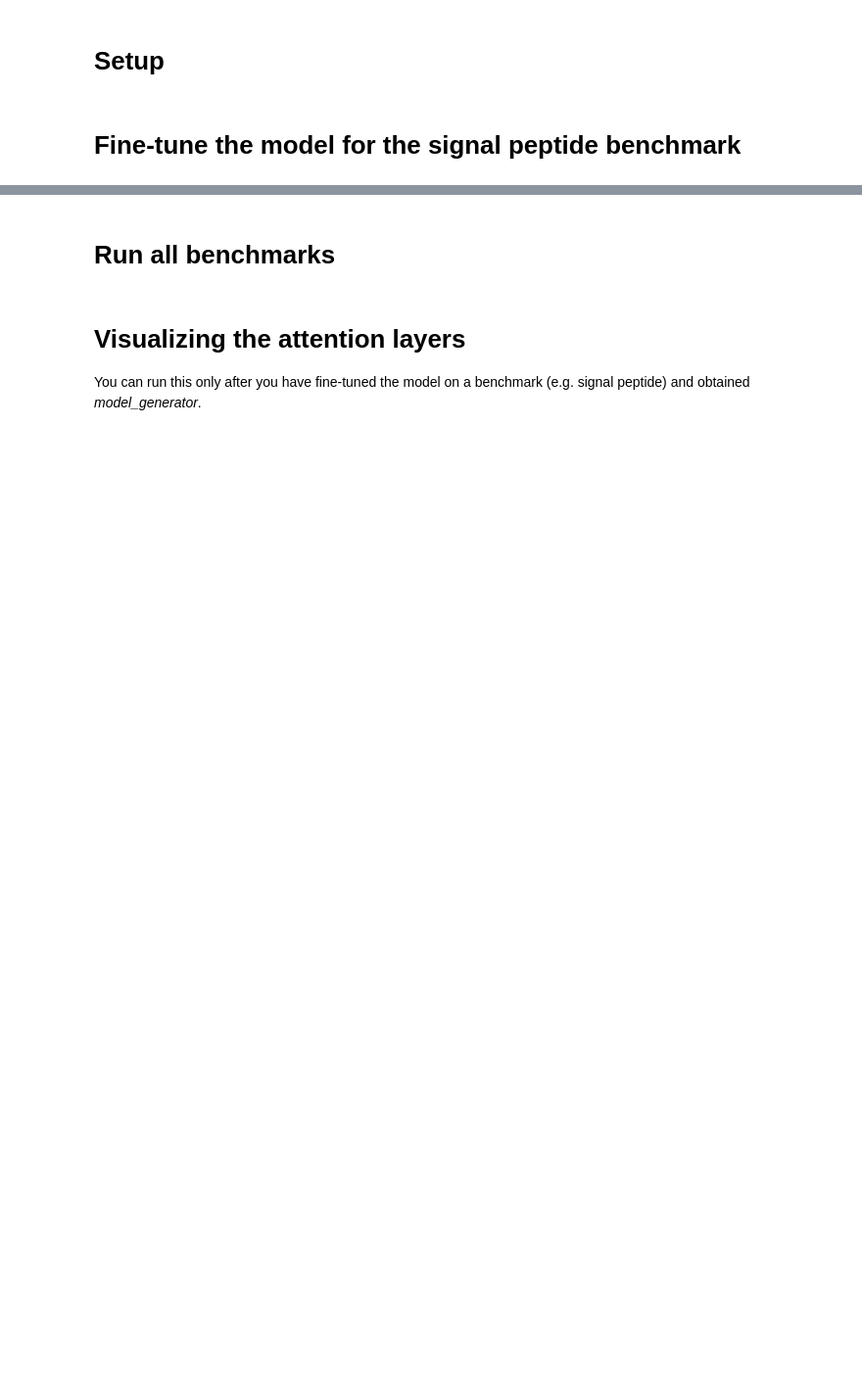
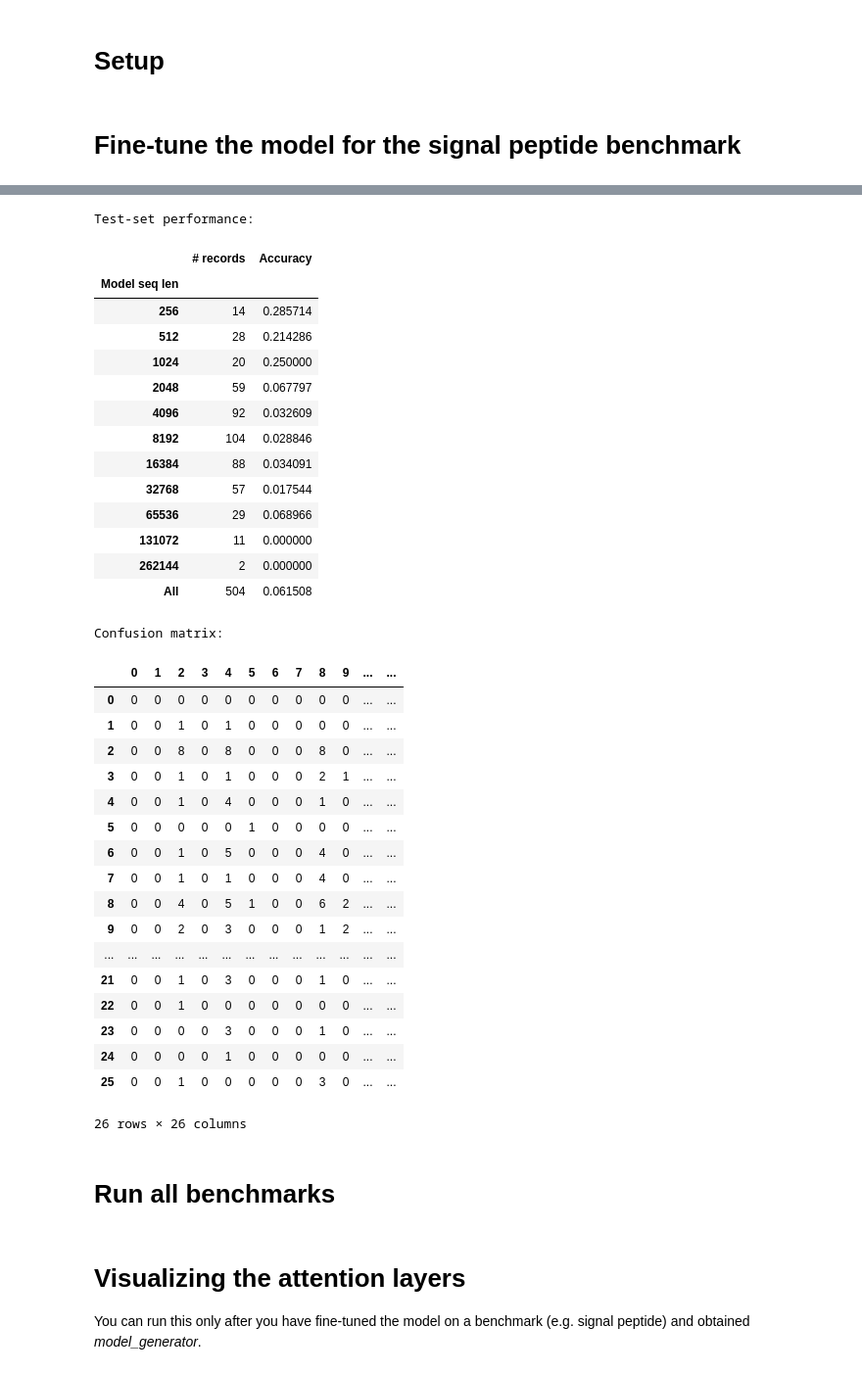
Before and after one commit to Kayne-kloug/Dacon_gemonics, a Jupyter notebook: ProteinBERT demo.ipynb, the cells around one changed output, grey strips where cells are left out. Shown: that part at 98% size. Saved outputs shown, nothing was run; the diff lists cells and outputs as text; code cells hidden in the pictures; blank space fills up the shorter version.

```diff
--- a/ProteinBERT demo.ipynb
+++ b/ProteinBERT demo.ipynb
@@ -101,7 +35,7 @@ train_set_file_path = os.path.join(BENCHMARKS_DIR, '%s.train.csv' % BENCHMARK_NA
 
 train_set = pd.read_csv(train_set_file_path).dropna().drop_duplicates()
 train_set, valid_set = train_test_split(train_set, stratify = train_set['label'], test_size = 0.1, random_state = 0)
-#train_set, valid_set = train_test_split(train_set, stratify = train_set['SUBCLASS'], test_size = 0.1, random_state = 0)
+
 
 test_set_file_path = os.path.join(BENCHMARKS_DIR, '%s.test.csv' % BENCHMARK_NAME)
 test_set = pd.read_csv(test_set_file_path).dropna().drop_duplicates()
@@ -113,7 +47,7 @@ print(f'{len(train_set)} training set records, {len(valid_set)} validation set r
 local_model_dump_dir = 'D:\\work\\Dacon_Cancer_genomics\\protein_bert'
 local_model_dump_file_name = 'full_go_epoch_92400_sample_23500000.pkl'
 
-pretrained_model_generator, input_encoder = load_pretrained_model(local_model_dump_dir=local_model_dump_dir, local_model_dump_file_name=local_model_dump_file_name , download_model_dump_if_not_exists=False  )
+pretrained_model_generator, input_encoder = load_pretrained_model(local_model_dump_dir=local_model_dump_dir, local_model_dump_file_name=local_model_dump_file_name , download_model_dump_if_not_exists=True  )
 
 # get_model_with_hidden_layers_as_outputs gives the model output access to the hidden layers (on top of the output)
 model_generator = FinetuningModelGenerator(pretrained_model_generator, OUTPUT_SPEC, pretraining_model_manipulation_function = \
@@ -123,5 +57,13 @@ training_callbacks = [
     keras.callbacks.ReduceLROnPlateau(patience = 1, factor = 0.25, min_lr = 1e-05, verbose = 1),
     keras.callbacks.EarlyStopping(patience = 2, restore_best_weights = True),
 ]
+
+
+
+finetune(model_generator, input_encoder, OUTPUT_SPEC, train_set['seq'], train_set['label'], valid_set['seq'], valid_set['label'], \
+        seq_len = 256, batch_size = 8, max_epochs_per_stage = 40, lr = 1e-04, begin_with_frozen_pretrained_layers = True, \
+        lr_with_frozen_pretrained_layers = 1e-02, n_final_epochs = 1, final_seq_len = 1024, final_lr = 1e-05, callbacks = training_callbacks)
+# batch_size=32
+# seq_len =
 # %% [output]
 4058 training set records, 451 validation set records, 504 test set records.
@@ -139,17 +86,52 @@ ValueError: Layer functional weight shape (27, 128) is not compatible with provi
 # %%
 
 
 
 #################### Evaluating the performance on the test-set ##################################
 
 results, confusion_matrix = evaluate_by_len(model_generator, input_encoder, OUTPUT_SPEC, test_set['seq'], test_set['label'], \
-        start_seq_len = 512, start_batch_size = 32)
+        start_seq_len = 256, start_batch_size = 8)
 
 print('Test-set performance:')
 display(results)
 
 print('Confusion matrix:')
 display(confusion_matrix)
+# %% [output]
+Test-set performance:
+|  | # records | Accuracy |
+| Model seq len |  |  |
+| 256 | 14 | 0.285714 |
+| 512 | 28 | 0.214286 |
+| 1024 | 20 | 0.250000 |
+| 2048 | 59 | 0.067797 |
+| 4096 | 92 | 0.032609 |
+| 8192 | 104 | 0.028846 |
+| 16384 | 88 | 0.034091 |
+| 32768 | 57 | 0.017544 |
+| 65536 | 29 | 0.068966 |
+| 131072 | 11 | 0.000000 |
+| 262144 | 2 | 0.000000 |
+| All | 504 | 0.061508 |
+Confusion matrix:
+|  | 0 | 1 | 2 | 3 | 4 | 5 | 6 | 7 | 8 | 9 | ... | ... |
+| 0 | 0 | 0 | 0 | 0 | 0 | 0 | 0 | 0 | 0 | 0 | ... | ... |
+| 1 | 0 | 0 | 1 | 0 | 1 | 0 | 0 | 0 | 0 | 0 | ... | ... |
+| 2 | 0 | 0 | 8 | 0 | 8 | 0 | 0 | 0 | 8 | 0 | ... | ... |
+| 3 | 0 | 0 | 1 | 0 | 1 | 0 | 0 | 0 | 2 | 1 | ... | ... |
+| 4 | 0 | 0 | 1 | 0 | 4 | 0 | 0 | 0 | 1 | 0 | ... | ... |
+| 5 | 0 | 0 | 0 | 0 | 0 | 1 | 0 | 0 | 0 | 0 | ... | ... |
+| 6 | 0 | 0 | 1 | 0 | 5 | 0 | 0 | 0 | 4 | 0 | ... | ... |
+| 7 | 0 | 0 | 1 | 0 | 1 | 0 | 0 | 0 | 4 | 0 | ... | ... |
+| 8 | 0 | 0 | 4 | 0 | 5 | 1 | 0 | 0 | 6 | 2 | ... | ... |
+| 9 | 0 | 0 | 2 | 0 | 3 | 0 | 0 | 0 | 1 | 2 | ... | ... |
+| ... | ... | ... | ... | ... | ... | ... | ... | ... | ... | ... | ... | ... |
+| 21 | 0 | 0 | 1 | 0 | 3 | 0 | 0 | 0 | 1 | 0 | ... | ... |
+| 22 | 0 | 0 | 1 | 0 | 0 | 0 | 0 | 0 | 0 | 0 | ... | ... |
+| 23 | 0 | 0 | 0 | 0 | 3 | 0 | 0 | 0 | 1 | 0 | ... | ... |
+| 24 | 0 | 0 | 0 | 0 | 1 | 0 | 0 | 0 | 0 | 0 | ... | ... |
+| 25 | 0 | 0 | 1 | 0 | 0 | 0 | 0 | 0 | 3 | 0 | ... | ... |
+26 rows × 26 columns
 # %% [markdown]
 # Run all benchmarks
 # %%
```
Also changed, not shown: parts of 17 cells of this notebook.
